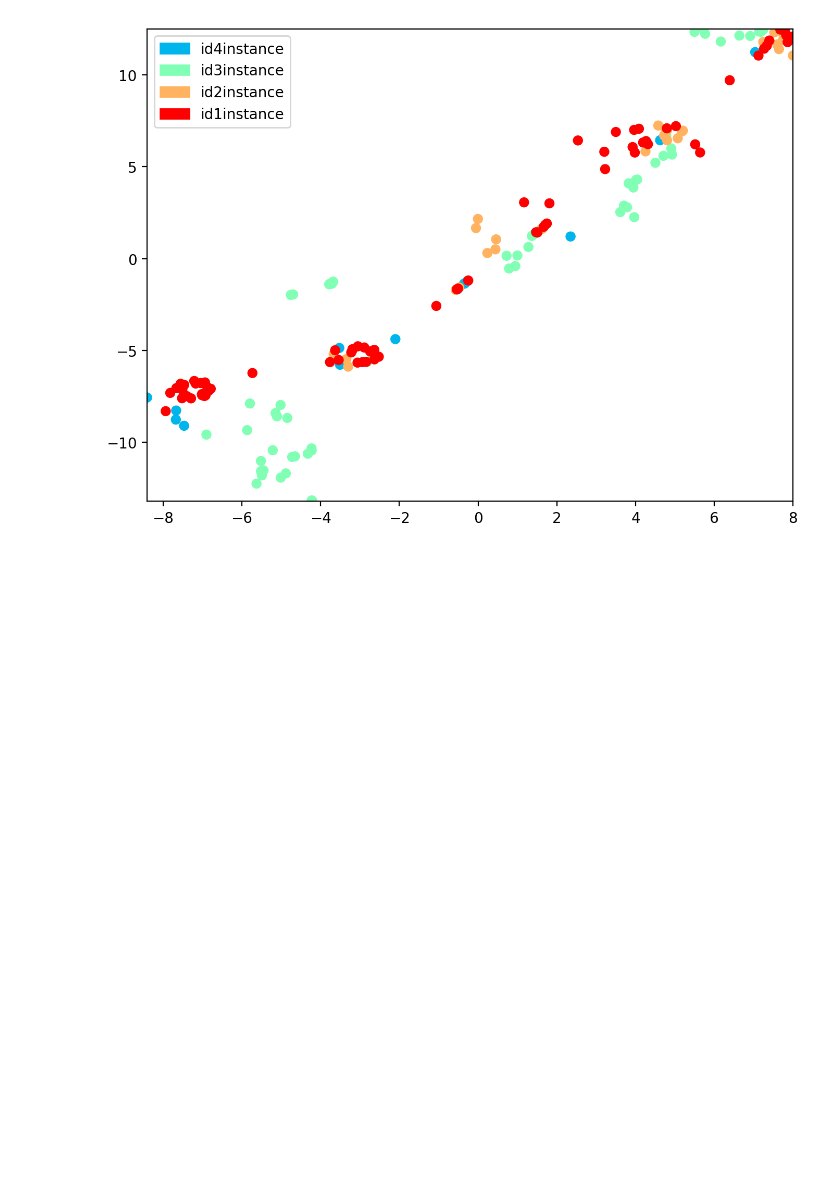
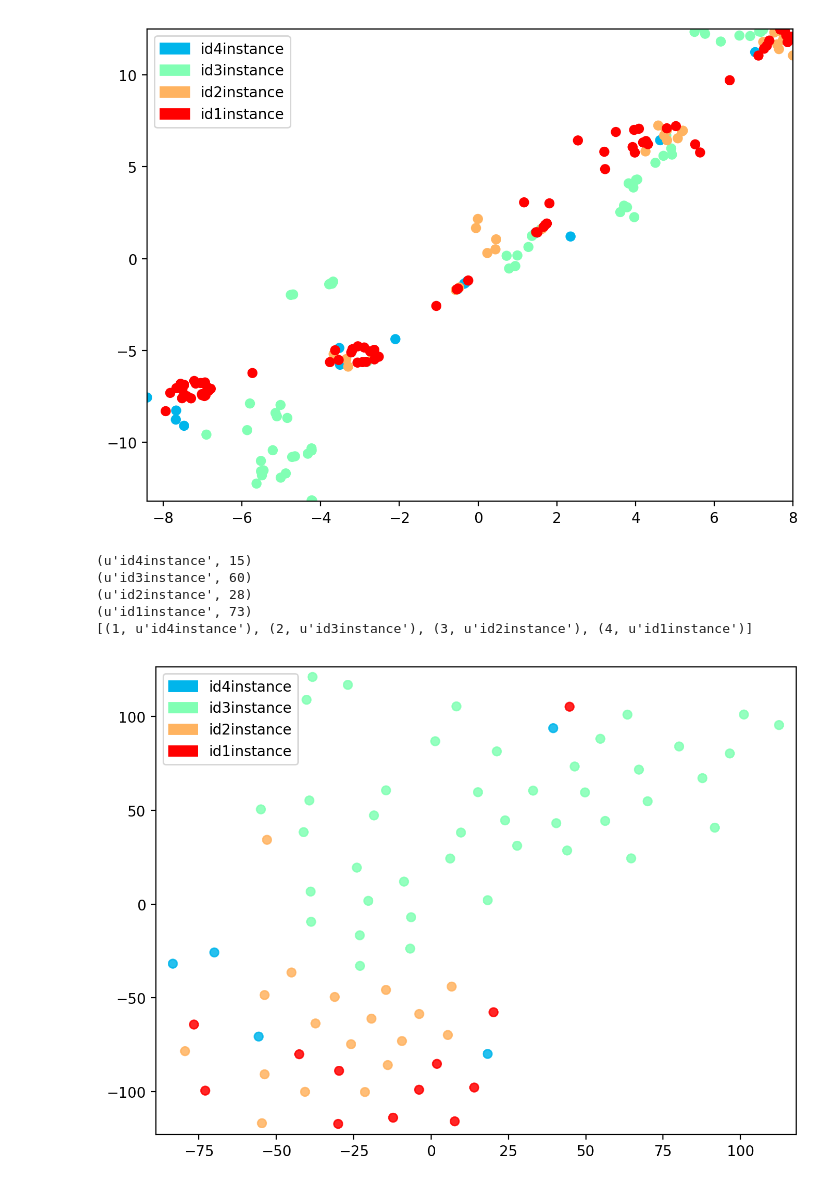
Before and after one commit to bhaney/embeddings, a Jupyter notebook: plot_graph_embeddings.ipynb, the cells around one changed output. Drawn from its saved outputs; the diff is of its cells as text; code cells hidden in the pictures; blank space fills up the shorter version.

```diff
--- a/plot_graph_embeddings.ipynb
+++ b/plot_graph_embeddings.ipynb
@@ -156 +150,30 @@ tsnescatterplot(subset_embeddings, subset_labels, label_enum)
+# %%
+import unicodecsv as csv
+
+def get_sub_embeddings(full_embeddings, graph, filename):
+    sub_dict = defaultdict(list)
+    with open(filename, 'r') as csvfile:
+        graphreader = csv.reader(csvfile)
+        i = 0
+        for row in graphreader:
+            if i == 0:
+                i += 1
+                continue
+            sub_dict[row[1].rsplit('/',2)[-1]].append(row[0])
+
+    for k,v in person_dict.iteritems():
+        print(k,len(v))
+    #get the embeddings for each of the people
+    subset_embeddings = []
+    subset_labels = []
+    label_enum = list(enumerate(sub_dict.keys(),1))
+    label_dict = {j: i for i,j in label_enum}
+
+    for k,v in sub_dict.iteritems():
+        for s in v:
+            #print(s,embedding[op_graph.nodes[s]])
+            subset_embeddings.append(full_embeddings[graph.nodes[s]])
+            subset_labels.append(label_dict[k])
+    print(label_enum)
+    return subset_embeddings, subset_labels, label_enum
 # %%
@@ -202,3 +192,15 @@ pcascatterplot(subset_embeddings, subset_labels, label_enum)
 tsnescatterplot(subset_embeddings, subset_labels, label_enum)
 # %% [output]
 [figure]
+# %%
+subset_embeddings, subset_labels, label_enum = get_sub_embeddings(embedding,op_graph,'aifb_csv/project_carried_out.csv')
+# %% [output]
+(u'id4instance', 15)
+(u'id3instance', 60)
+(u'id2instance', 28)
+(u'id1instance', 73)
+[(1, u'id4instance'), (2, u'id3instance'), (3, u'id2instance'), (4, u'id1instance')]
+# %%
+tsnescatterplot(subset_embeddings, subset_labels, label_enum)
+# %% [output]
+[figure, added]
```
Also changed, not shown: parts of 10 cells of this notebook, 3 other files.
